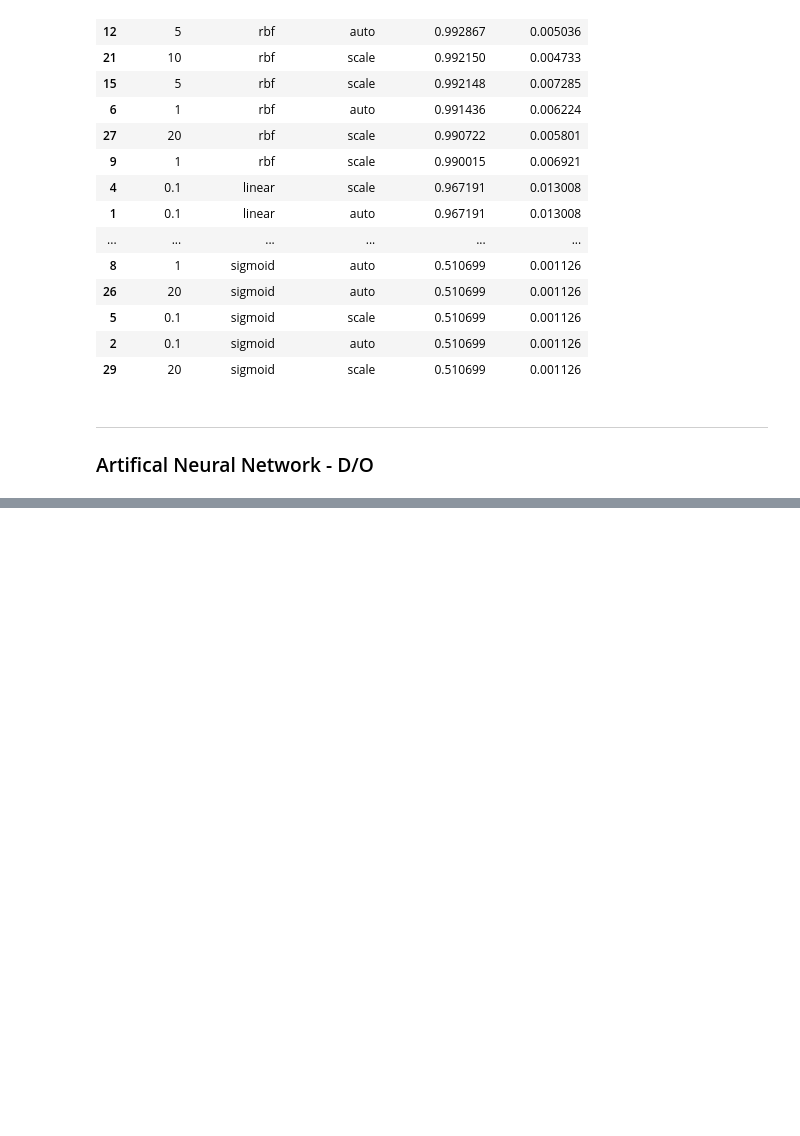
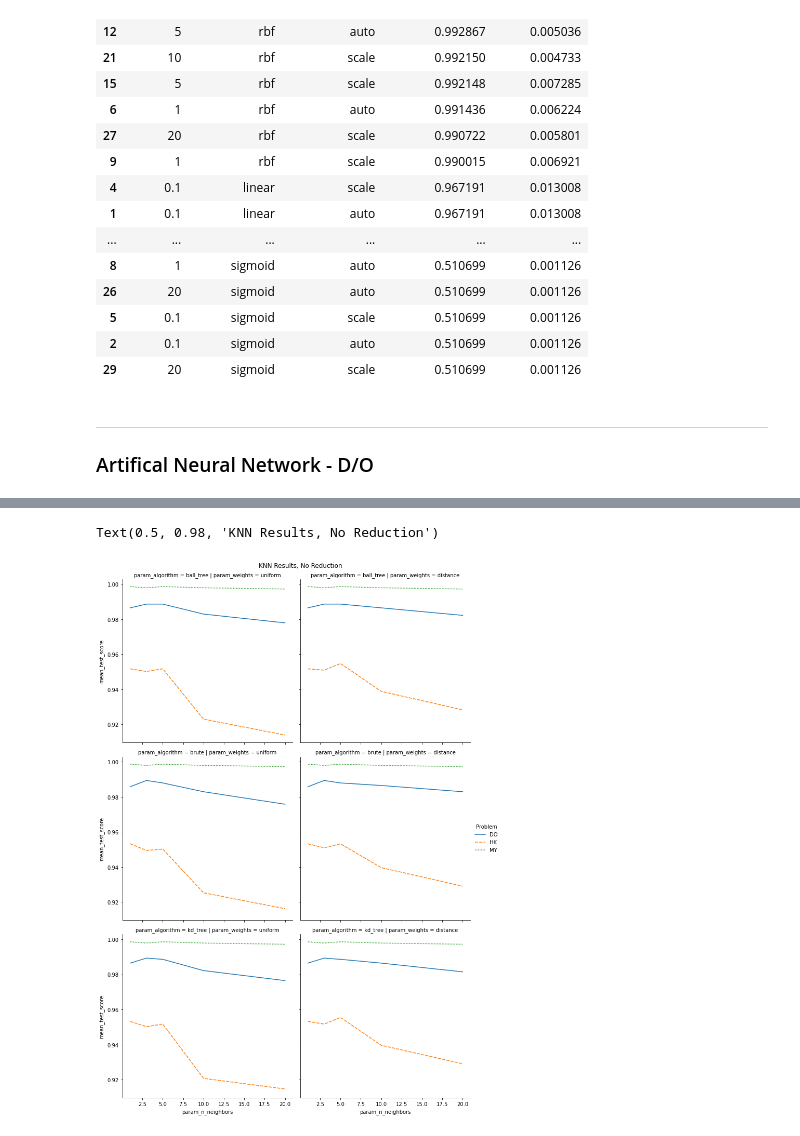
Before and after one commit to jgabella/cse514a-ProjectImplementation2, a Jupyter notebook: LetterRecognitionAnalysis.ipynb, the cells around one changed output, grey strips where cells are left out. Drawn from its saved outputs; the diff is of its cells as text; code cells hidden in the pictures; blank space fills up the shorter version.

```diff
--- a/LetterRecognitionAnalysis.ipynb
+++ b/LetterRecognitionAnalysis.ipynb
@@ -138,6 +154,6 @@ clf = GridSearchCV(KNeighborsClassifier(), {
     'weights': ['uniform', 'distance']
 }, cv=5)
 clf.fit(training_X, training_y)
-param_knn_results = pd.DataFrame(clf.cv_results_)
-trimmed_knn_results = param_knn_results[['param_n_neighbors', 'param_algorithm', 'param_weights', 'mean_test_score', 'std_test_score']]
+param_knn_resultsHK = pd.DataFrame(clf.cv_results_)
+trimmed_knn_resultsHK = param_knn_resultsHK[['param_n_neighbors', 'param_algorithm', 'param_weights', 'mean_test_score', 'std_test_score']]
 # %%
@@ -203,6 +208,6 @@ clf = GridSearchCV(KNeighborsClassifier(), {
     'weights': ['uniform', 'distance']
 }, cv=5)
 clf.fit(training_X, training_y)
-param_knn_results = pd.DataFrame(clf.cv_results_)
-trimmed_knn_results = param_knn_results[['param_n_neighbors', 'param_algorithm', 'param_weights', 'mean_test_score', 'std_test_score']]
-trimmed_knn_results.sort_values('mean_test_score', ascending=False)
+param_knn_resultsMY = pd.DataFrame(clf.cv_results_)
+trimmed_knn_resultsMY = param_knn_resultsMY[['param_n_neighbors', 'param_algorithm', 'param_weights', 'mean_test_score', 'std_test_score']]
+# trimmed_knn_resultsMY.sort_values('mean_test_score', ascending=False)
@@ -352,6 +280,6 @@ clf = GridSearchCV(KNeighborsClassifier(), {
     'weights': ['uniform', 'distance']
 }, cv=5)
 clf.fit(training_X, training_y)
-param_knn_results = pd.DataFrame(clf.cv_results_)
-trimmed_knn_results = param_knn_results[['param_n_neighbors', 'param_algorithm', 'param_weights', 'mean_test_score', 'std_test_score']]
-trimmed_knn_results.sort_values('mean_test_score', ascending=False)
+param_knn_resultsDO = pd.DataFrame(clf.cv_results_)
+trimmed_knn_resultsDO = param_knn_resultsDO[['param_n_neighbors', 'param_algorithm', 'param_weights', 'mean_test_score', 'std_test_score']]
+# trimmed_knn_resultsDO.sort_values('mean_test_score', ascending=False)
@@ -484,0 +377,18 @@ trimmed_ann_results.sort_values('mean_test_score', ascending=False)
+# %%
+knn_do = trimmed_knn_resultsDO.assign(Problem='DO')
+knn_hk = trimmed_knn_resultsHK.assign(Problem='HK')
+knn_my = trimmed_knn_resultsMY.assign(Problem='MY')
+knn_results = pd.concat([knn_do, knn_hk, knn_my])
+knn_results
+rp = sns.relplot(
+    x="param_n_neighbors",
+    y="mean_test_score",
+    data=knn_results,
+    col="param_weights",
+    row="param_algorithm",
+    hue="Problem", style="Problem", kind="scatter")
+rp.fig.subplots_adjust(top=0.95)
+rp.fig.suptitle('KNN Results, No Reduction')
+# %% [output]
+Text(0.5, 0.98, 'KNN Results, No Reduction')
+[figure, added]
```
Also changed, not shown: parts of 28 cells of this notebook.
